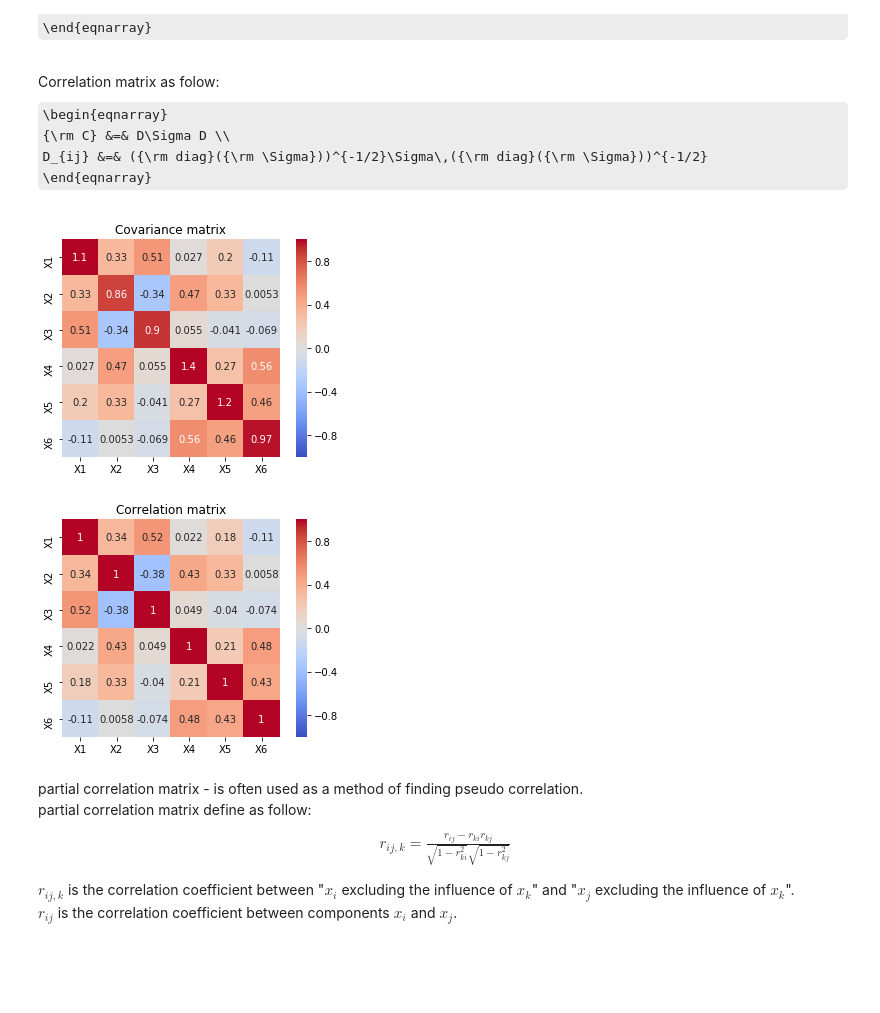
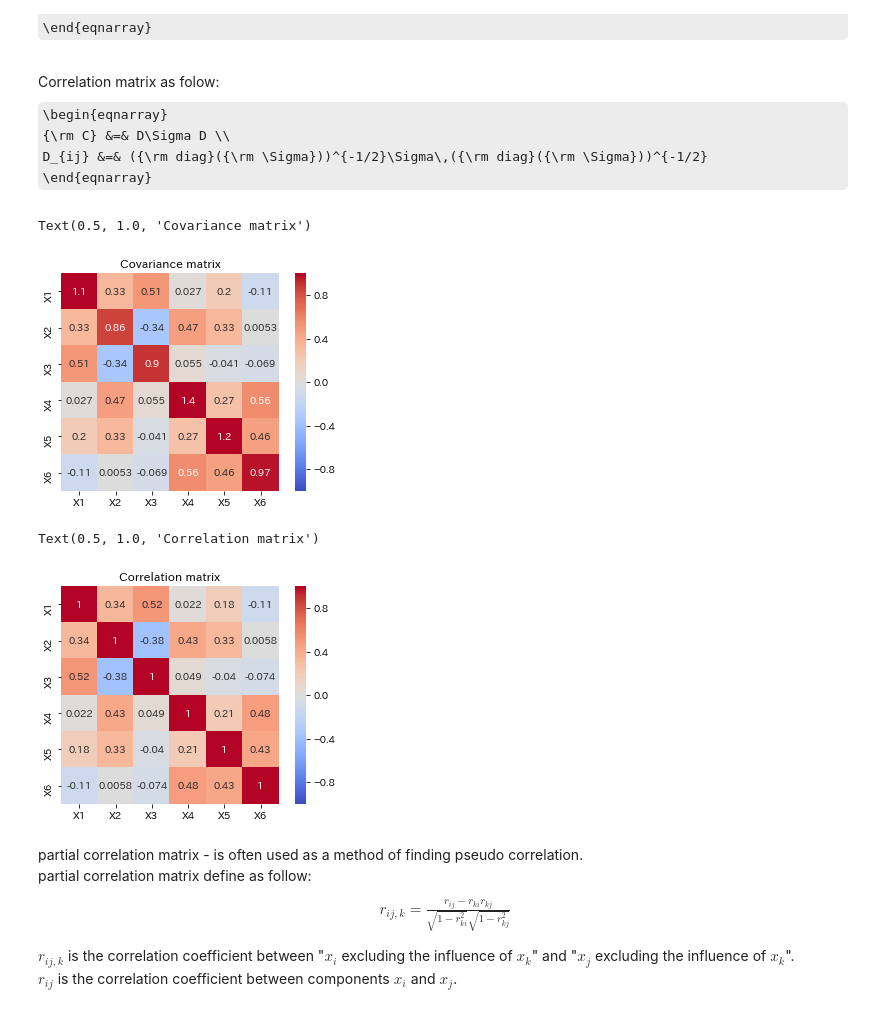
Before and after one commit to JohnYKiyo/GraphicalLasso-MarkovGraph, a Jupyter notebook: GraphLasso-VersusMarkovGraph.ipynb, the cells around one changed output. Saved outputs shown, nothing was run; the diff lists cells and outputs as text; code cells hidden in the pictures; some formulas as TeX source; blank space fills up the shorter version.

```diff
--- a/GraphLasso-VersusMarkovGraph.ipynb
+++ b/GraphLasso-VersusMarkovGraph.ipynb
@@ -56,18 +54,16 @@ Cov_nom = df_X.cov()
 Pre_nom = np.matrix(Cov_nom)**-1
 # %%
 h = sns.heatmap(Cov_nom,cmap='coolwarm',square=True,annot=True,vmin=-1,vmax=1)
-h.figure.set_facecolor('w')
 h.set_title('Covariance matrix')
-plt.show()
 # %% [output]
+Text(0.5, 1.0, 'Covariance matrix')
-[figure, old version]
+[figure, new version]
 # %%
 h = sns.heatmap(df_X.corr(),cmap='coolwarm',square=True,annot=True,vmin=-1,vmax=1)
-h.figure.set_facecolor('w')
 h.set_title('Correlation matrix')
-plt.show()
 # %% [output]
+Text(0.5, 1.0, 'Correlation matrix')
-[figure, old version]
+[figure, new version]
 # %%
 # check pandas correlation function
 def cov2corr(cov):
```
Also changed, not shown: parts of 26 cells of this notebook, 1 other file.
